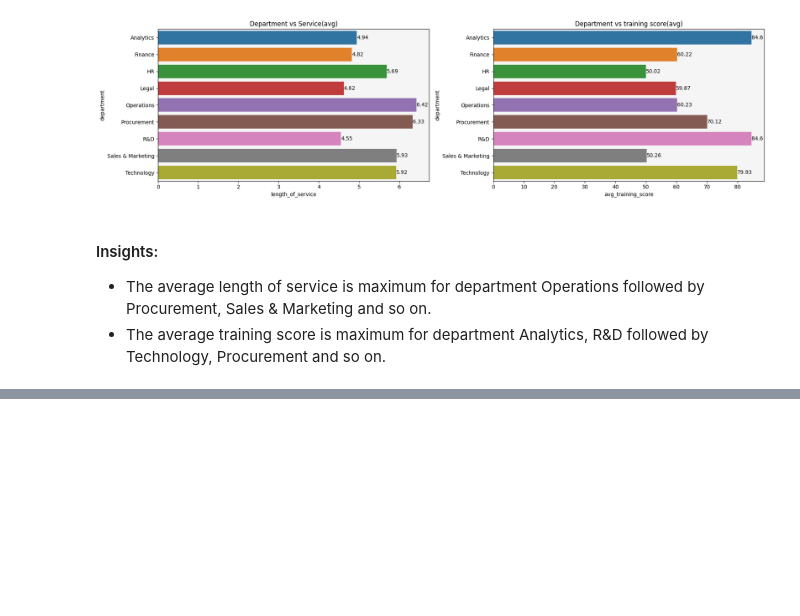
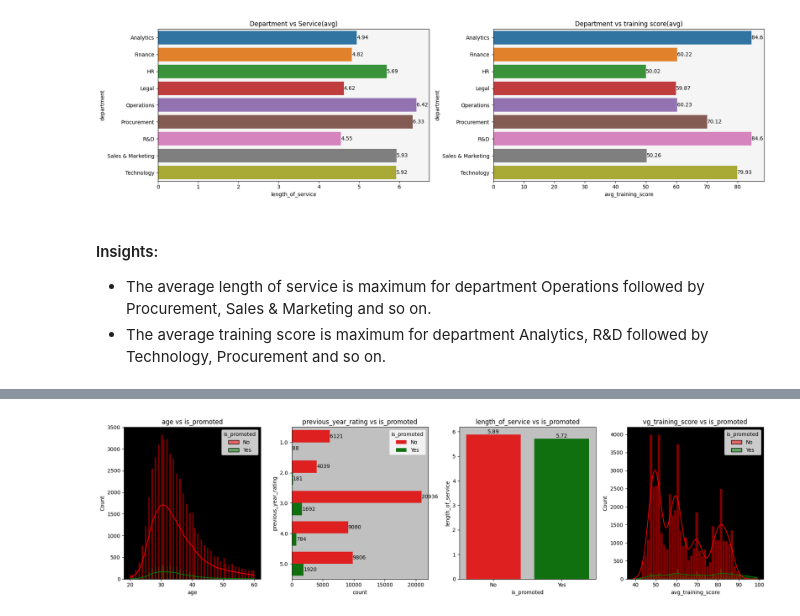
Before and after one commit to Akshay-Paunikar/HR_Analytics, a Jupyter notebook: notebook/hr_analytics_EDA.ipynb, the cells around one changed output, grey strips where cells are left out. Saved outputs shown, nothing was run; the diff lists cells and outputs as text; code cells hidden in the pictures; blank space fills up the shorter version.

```diff
--- a/notebook/hr_analytics_EDA.ipynb
+++ b/notebook/hr_analytics_EDA.ipynb
@@ -940,0 +1024,45 @@ plt.show()
+# %%
+plt.figure(figsize=(18,5))
+
+# age vs is_promoted
+
+ax1 = plt.subplot2grid((1,4),(0,0))
+
+sns.histplot(x='age', data=train_data, hue='is_promoted', kde=True, palette=['red','green'], ax=ax1)
+ax1.set_facecolor('black')
+plt.title("age vs is_promoted")
+
+# previous_year_rating vs is_promoted
+
+ax2 = plt.subplot2grid((1,4),(0,1))
+
+sns.countplot(y='previous_year_rating', data=train_data, hue='is_promoted', palette=['red','green'], ax=ax2)
+for i in ax2.containers:
+    ax2.bar_label(i)
+ax2.set_facecolor('silver')
+plt.title("previous_year_rating vs is_promoted")
+
+# length_of_service vs is_promoted
+
+ax3 = plt.subplot2grid((1,4),(0,2))
+
+promoted_service = train_data.groupby(['is_promoted'])['length_of_service'].mean().reset_index().round(2)
+
+sns.barplot(x='is_promoted', y='length_of_service', data=promoted_service, palette=['red','green'], ax=ax3)
+for i in ax3.containers:
+    ax3.bar_label(i)
+ax3.set_facecolor('silver')
+plt.title("length_of_service vs is_promoted")
+
+# avg_training_score vs is_promoted
+
+ax4 = plt.subplot2grid((1,4),(0,3))
+
+sns.histplot(x='avg_training_score', data=train_data, hue='is_promoted', kde=True, palette=['red','green'], ax=ax4)
+ax4.set_facecolor('black')
+plt.title("vg_training_score vs is_promoted")
+
+plt.tight_layout()
+plt.show()
+# %% [output]
+[figure, added]
```
Also changed, not shown: parts of 5 cells of this notebook, 1 other file.
